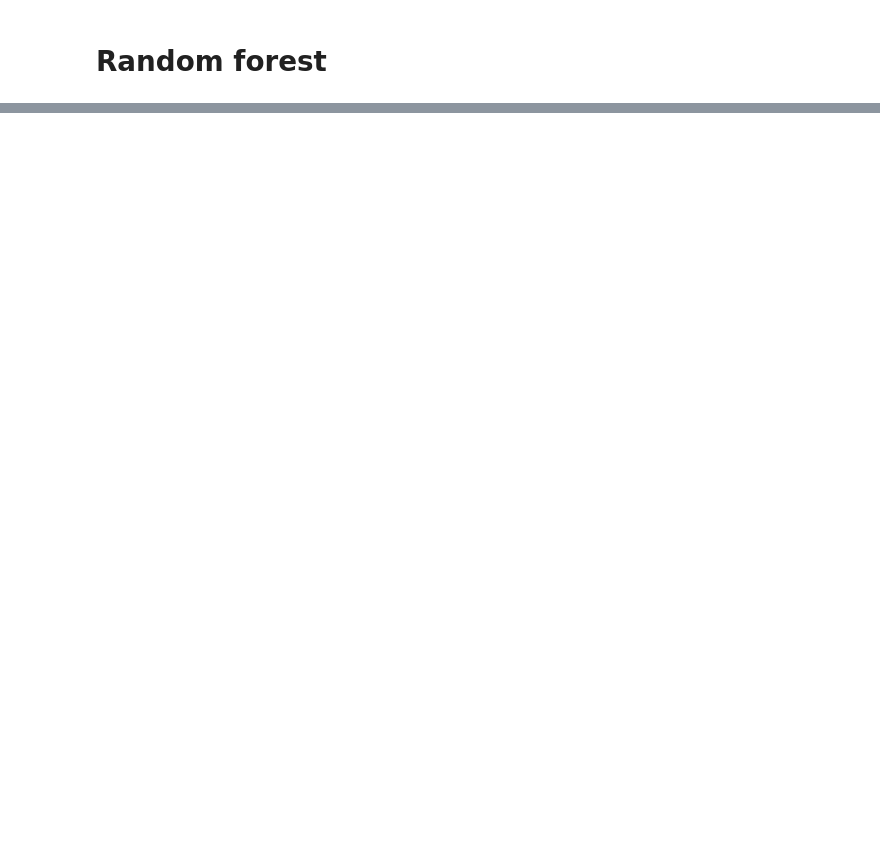
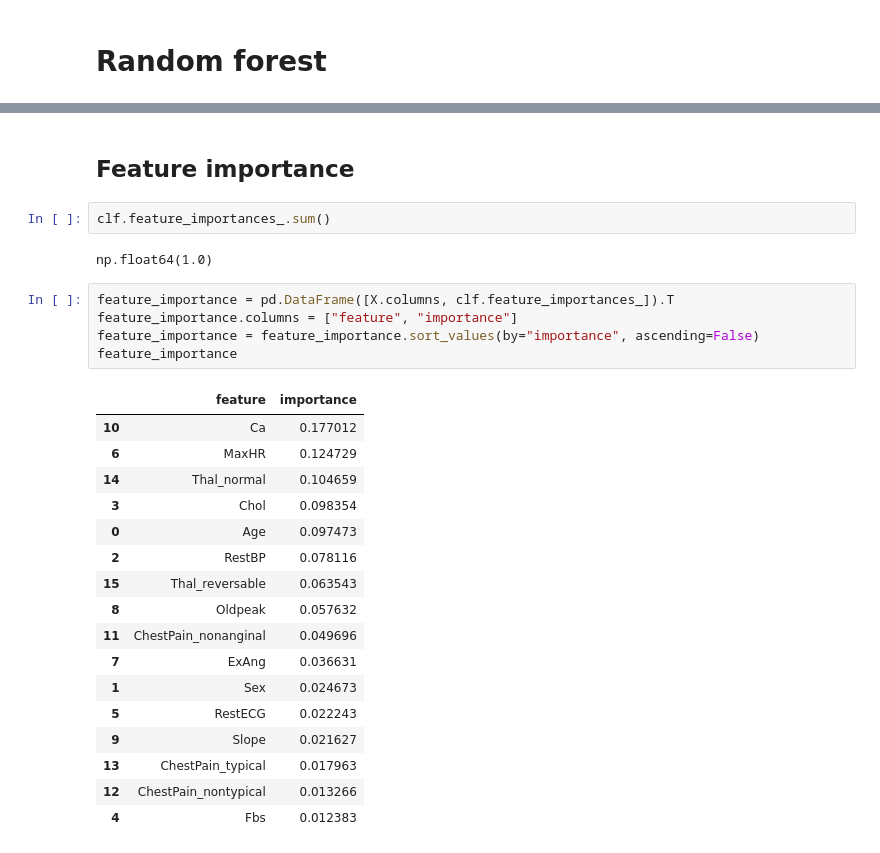
Before and after one commit to mdsw84gmailcom/machine_learning_marian_desilva_mlops25, a Jupyter notebook: code-alongs/06_random_forest/random_forest.ipynb, the cells around one changed output, grey strips where cells are left out. Saved outputs shown, nothing was run; the diff lists cells and outputs as text; blank space fills up the shorter version.

```diff
--- a/code-alongs/06_random_forest/random_forest.ipynb
+++ b/code-alongs/06_random_forest/random_forest.ipynb
@@ -16,0 +159,29 @@ df.info()
+# %% [markdown]
+## Feature importance
+# %%
+clf.feature_importances_.sum()
+# %% [output]
+np.float64(1.0)
+# %%
+feature_importance = pd.DataFrame([X.columns, clf.feature_importances_]).T
+feature_importance.columns = ["feature", "importance"]
+feature_importance = feature_importance.sort_values(by="importance", ascending=False)
+feature_importance
+# %% [output]
+|  | feature | importance |
+| 10 | Ca | 0.177012 |
+| 6 | MaxHR | 0.124729 |
+| 14 | Thal_normal | 0.104659 |
+| 3 | Chol | 0.098354 |
+| 0 | Age | 0.097473 |
+| 2 | RestBP | 0.078116 |
+| 15 | Thal_reversable | 0.063543 |
+| 8 | Oldpeak | 0.057632 |
+| 11 | ChestPain_nonanginal | 0.049696 |
+| 7 | ExAng | 0.036631 |
+| 1 | Sex | 0.024673 |
+| 5 | RestECG | 0.022243 |
+| 9 | Slope | 0.021627 |
+| 13 | ChestPain_typical | 0.017963 |
+| 12 | ChestPain_nontypical | 0.013266 |
+| 4 | Fbs | 0.012383 |
```
Also changed, not shown: parts of 25 cells of this notebook, 4 other files.
